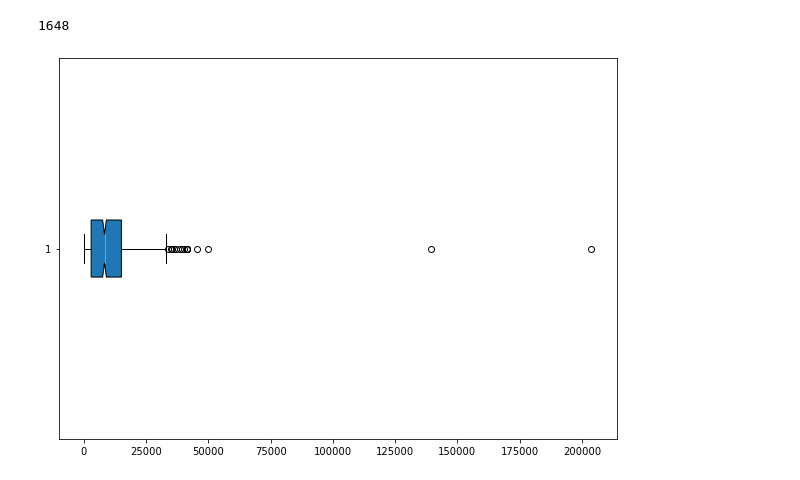
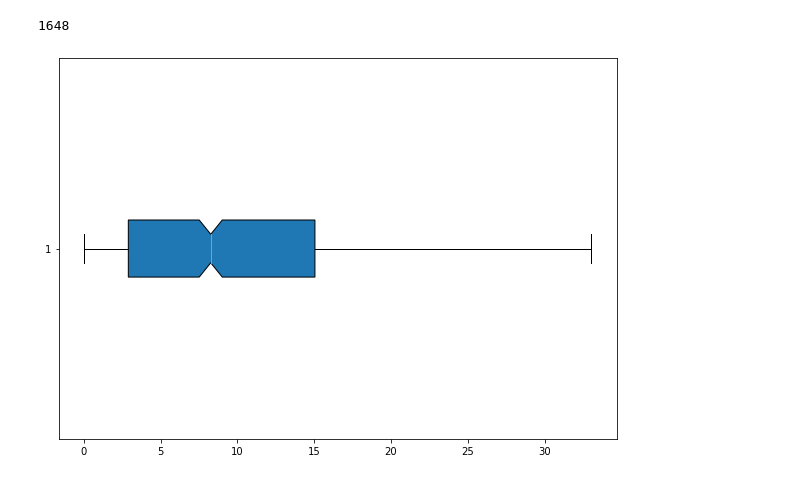
Before and after one commit to Athena84/fmo, a Jupyter notebook: NLP/Visualisation.ipynb, the cells around one changed output. Saved outputs shown, nothing was run; the diff lists cells and outputs as text; code cells hidden in the pictures.

Commit message:
Visualizations
Adding a serious of charts

```diff
--- a/NLP/Visualisation.ipynb
+++ b/NLP/Visualisation.ipynb
@@ -94,0 +58,3 @@ mask_noGoals = (df["num_goals"] == 0)
+# %%
+#add a column with converted amounts in EUR as numbers
+df["mEUR_amounts"] = [convert_currency(amount) for amount in df["amount"]]
@@ -102,9 +107,9 @@ import seaborn as sns
 # %%
 fig = plt.figure(figsize =(10, 7))
 ax = fig.add_subplot(111)
-plot_data = df.loc[(df["fund"] == 1), ["EUR_amounts"]] #+ df.loc[(df["fund"] == 0), ["EUR_amounts"]]
+plot_data = df.loc[(df["fund"] == 1), ["mEUR_amounts"]] # df.loc[(df["fund"] == 0), ["EUR_amounts"]]
 bp = ax.boxplot(plot_data, patch_artist = True,
-                notch ='True', vert = 0)
+                notch ='True', vert = 0, showfliers = False)
 plt.show()
 # %% [output]
-[figure, old version]
+[figure, new version]
```
Also changed, not shown: parts of 21 cells of this notebook, 1 other file.
